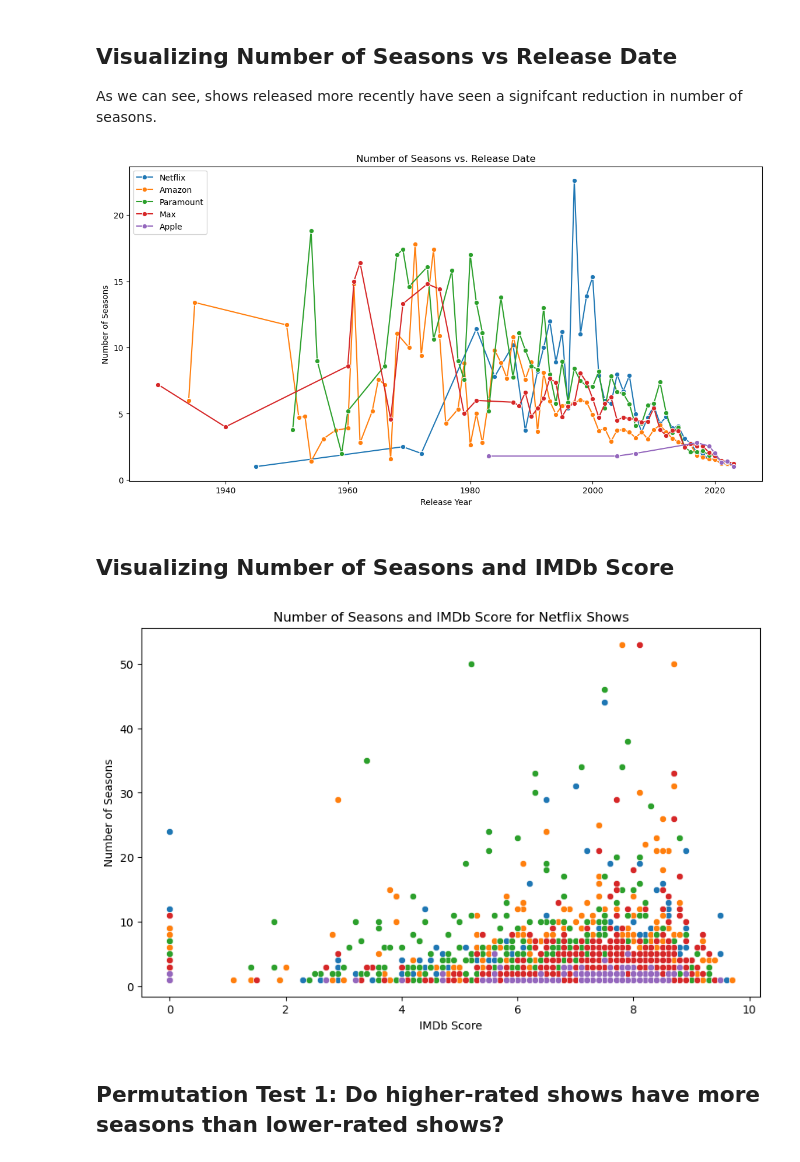
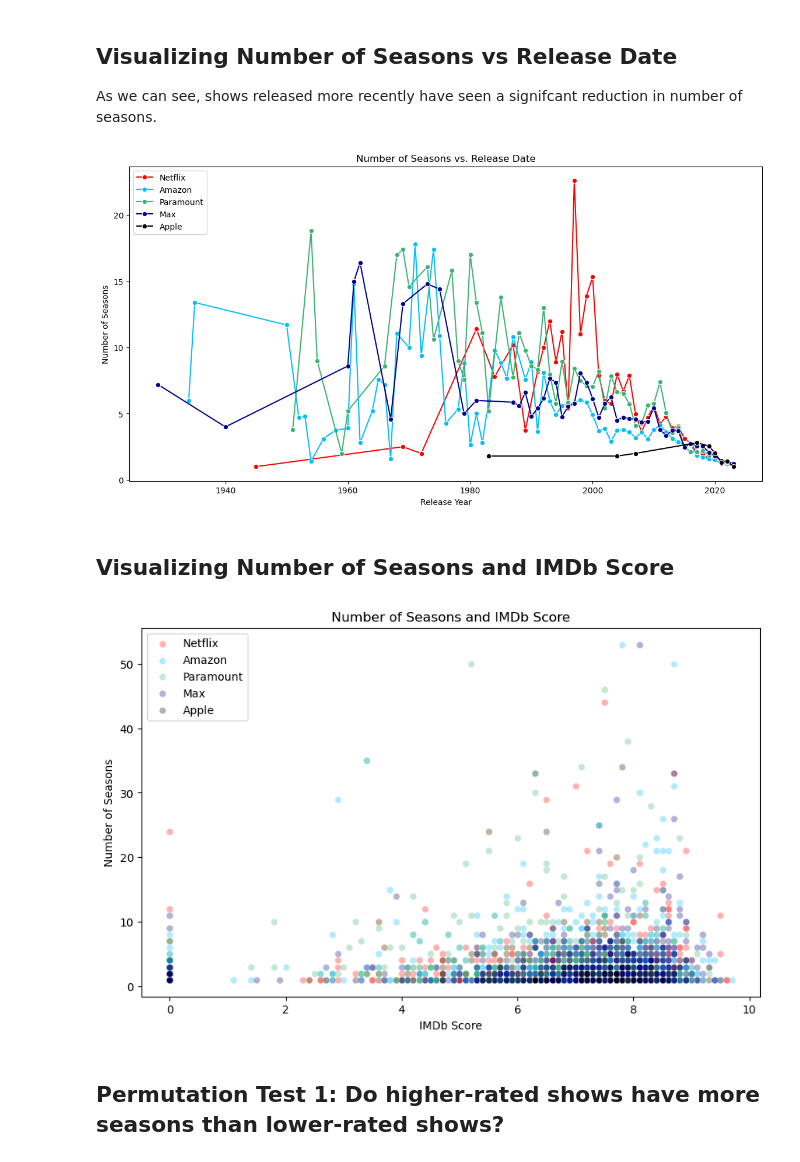
Before and after one commit to miajerph/math189project, a Jupyter notebook: FinalProj_PermutationTesting.ipynb, the cells around one changed output. Drawn from its saved outputs; the diff is of its cells as text; code cells hidden in the pictures.

Commit message:
color changes

```diff
--- a/FinalProj_PermutationTesting.ipynb
+++ b/FinalProj_PermutationTesting.ipynb
@@ -118,30 +118,31 @@ As we can see, shows released more recently have seen a signifcant reduction in
 data['seasons_smoothed'] = data['seasons'].rolling(window=5, min_periods=1).mean()
 
 platform_names = ['Netflix','Amazon', 'Paramount', 'Max', 'Apple']
-colors = ['r', 'deepskyblue', 'darkblue', 'indigo', 'black']
+colors = ['red', 'deepskyblue', 'mediumseagreen', 'darkblue', 'black']
 
 plt.figure(figsize=(14, 7))
-for platform_name, color in zip(platform_names, colors):
-    sns.lineplot(data=data[data['platform']==platform_name], x='release_year', y='seasons_smoothed', marker='o', ci=None, palette=[color])
+for platform_name, line_color in zip(platform_names, colors):
+    sns.lineplot(data=data[data['platform']==platform_name], x='release_year', y='seasons_smoothed', marker='o', ci=None, color=line_color)
 plt.title('Number of Seasons vs. Release Date')
 plt.xlabel('Release Year')
 plt.ylabel('Number of Seasons')
 plt.legend(platform_names, loc='upper left')
 plt.show()
 # %% [output]
-[figure, old version]
+[figure, new version]
 # %% [markdown]
 ## Visualizing Number of Seasons and IMDb Score
 # %%
 plt.figure(figsize=(10, 6))
-for platform_name in platform_names:
-    sns.scatterplot(data=data[data['platform']==platform_name], x='imdb_score', y='seasons')
-plt.title('Number of Seasons and IMDb Score for Netflix Shows')
+for platform_name, line_color in zip(platform_names, colors):
+    sns.scatterplot(data=data[data['platform']==platform_name], x='imdb_score', y='seasons', color=line_color, alpha=0.3)
+plt.title('Number of Seasons and IMDb Score')
 plt.xlabel('IMDb Score')
 plt.ylabel('Number of Seasons')
+plt.legend(platform_names, loc='upper left')
 plt.show()
 # %% [output]
-[figure, old version]
+[figure, new version]
 # %% [markdown]
 ## Permutation Test 1: Do higher-rated shows have more seasons than lower-rated shows?
 # %% [markdown]
```
